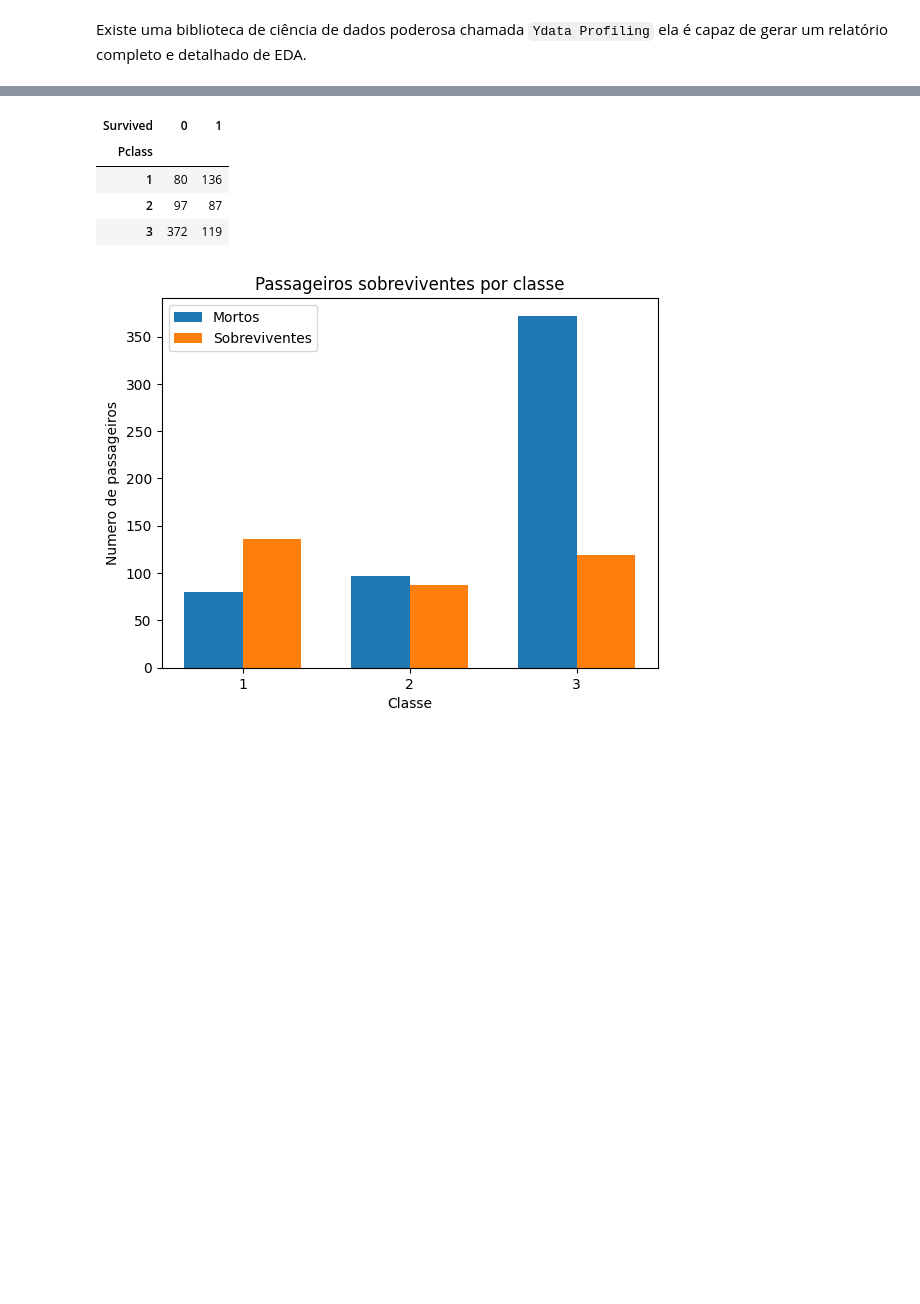
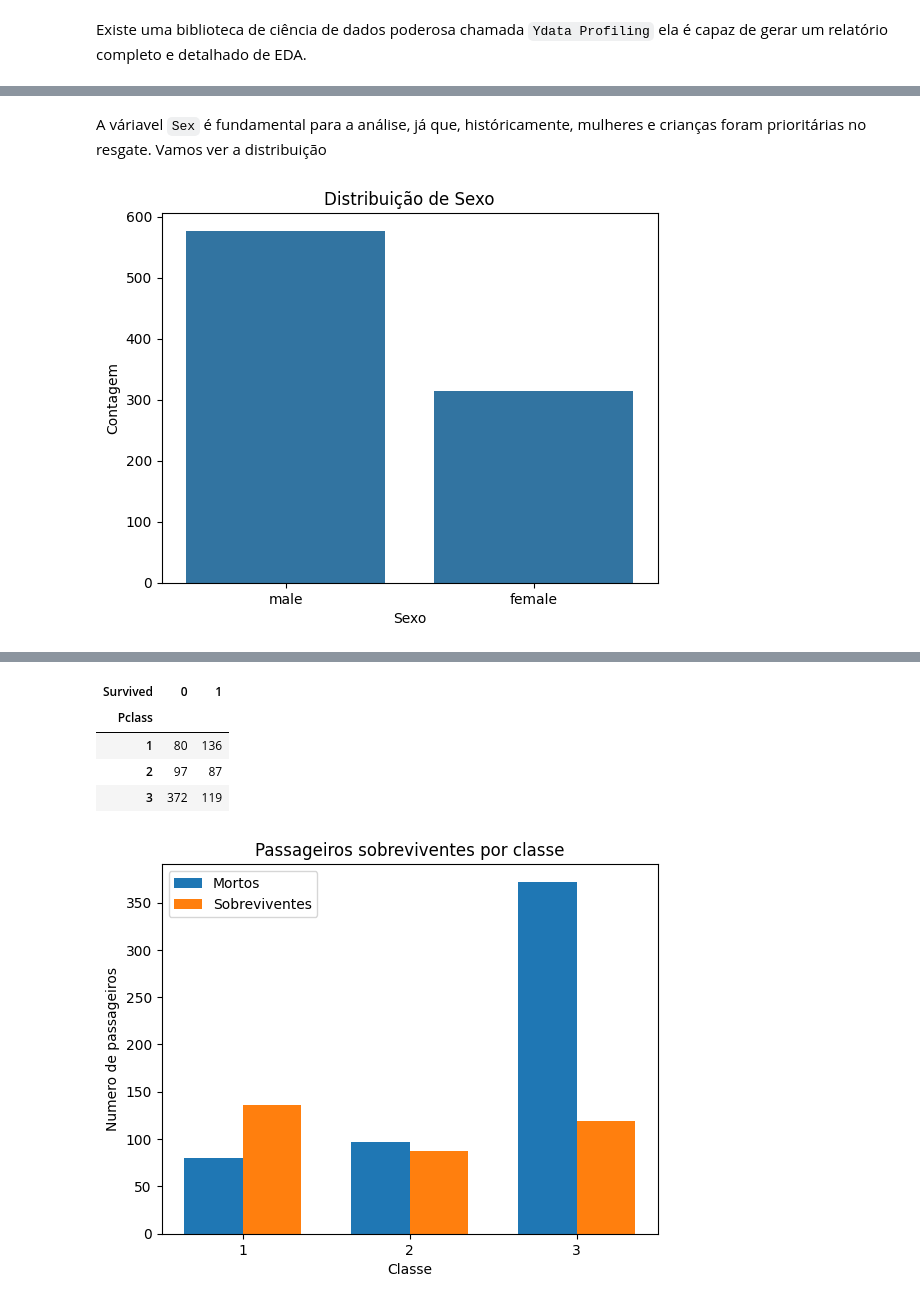
Before and after one commit to varsantos/Data_science, a Jupyter notebook: Titanic.ipynb, the cells around one changed output, grey strips where cells are left out. Cells and saved outputs as stored; diff of their text form; code cells hidden in the pictures; blank space fills up the shorter version.

```diff
--- a/Titanic.ipynb
+++ b/Titanic.ipynb
@@ -202,0 +201,10 @@ import seaborn as sns
+# %% [markdown]
+A váriavel `Sex` é fundamental para a análise, já que, históricamente, mulheres e crianças foram prioritárias no resgate. Vamos ver a distribuição
+# %%
+sns.countplot(x='Sex', data=train)
+plt.title("Distribuição de Sexo")
+plt.xlabel('Sexo')
+plt.ylabel('Contagem')
+plt.show()
+# %% [output]
+[figure, added]
```
Also changed, not shown: parts of 79 cells of this notebook.
